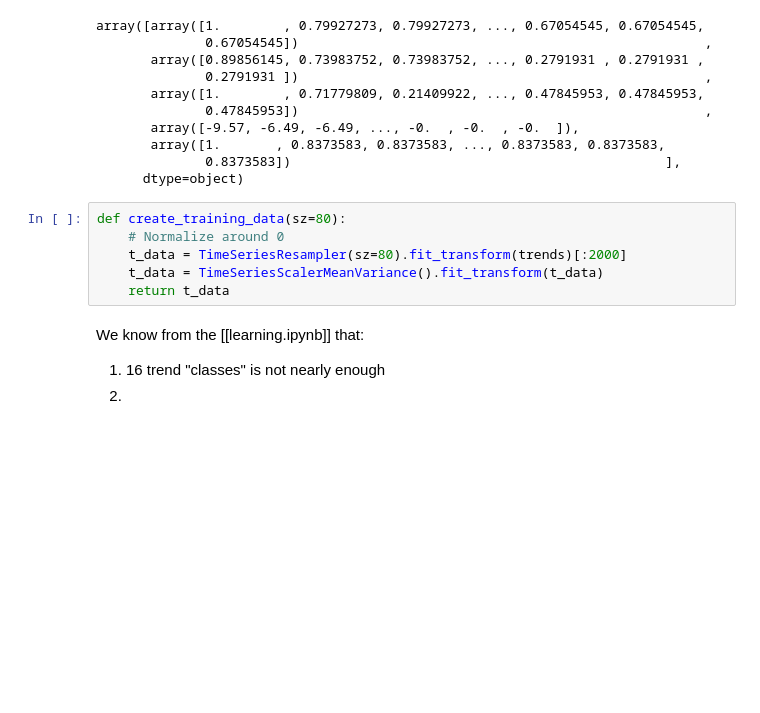
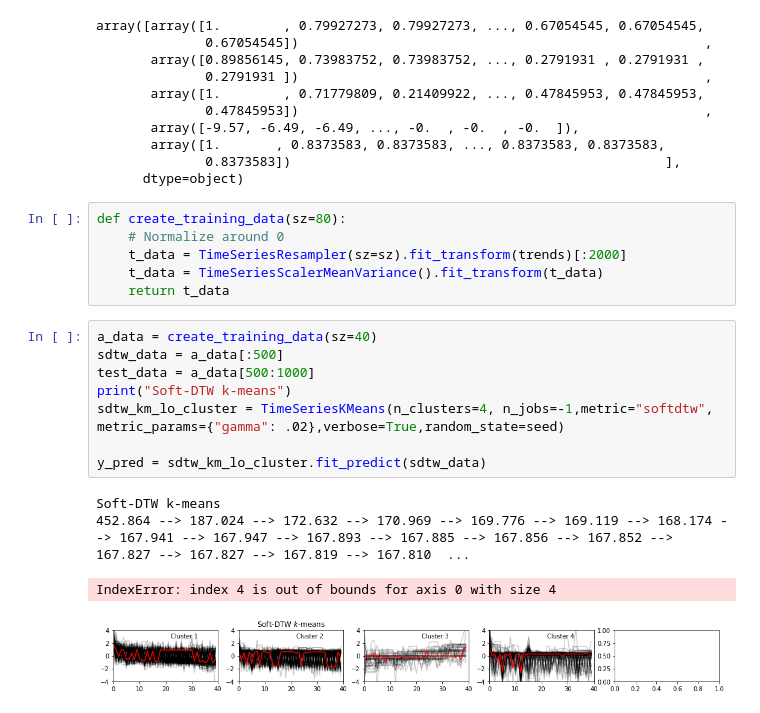
Before and after one commit to kevin51jiang/msci-446, a Jupyter notebook: working/trendClustering.ipynb, the cells around one changed output. Saved outputs shown, nothing was run; the diff lists cells and outputs as text; blank space fills up the shorter version.

```diff
--- a/working/trendClustering.ipynb
+++ b/working/trendClustering.ipynb
@@ -59,10 +63,19 @@ array([array([1.        , 0.79927273, 0.79927273, ..., 0.67054545, 0.67054545,
 # %%
 def create_training_data(sz=80):
     # Normalize around 0
-    t_data = TimeSeriesResampler(sz=80).fit_transform(trends)[:2000]
+    t_data = TimeSeriesResampler(sz=sz).fit_transform(trends)[:2000]
     t_data = TimeSeriesScalerMeanVariance().fit_transform(t_data)
     return t_data
-# %% [markdown]
-We know from the [[learning.ipynb]] that:
-   1) 16 trend "classes" is not nearly enough
-   2)
+# %%
+a_data = create_training_data(sz=40)
+sdtw_data = a_data[:500]
+test_data = a_data[500:1000]
+print("Soft-DTW k-means")
+sdtw_km_lo_cluster = TimeSeriesKMeans(n_clusters=4, n_jobs=-1,metric="softdtw", metric_params={"gamma": .02},verbose=True,random_state=seed)
+
+y_pred = sdtw_km_lo_cluster.fit_predict(sdtw_data)
+# %% [output]
+Soft-DTW k-means
+452.864 --> 187.024 --> 172.632 --> 170.969 --> 169.776 --> 169.119 --> 168.174 --> 167.941 --> 167.947 --> 167.893 --> 167.885 --> 167.856 --> 167.852 --> 167.827 --> 167.827 --> 167.819 --> 167.810  ...
+IndexError: index 4 is out of bounds for axis 0 with size 4
+[figure, added]
```
Also changed, not shown: parts of 12 cells of this notebook, 2 other files.
